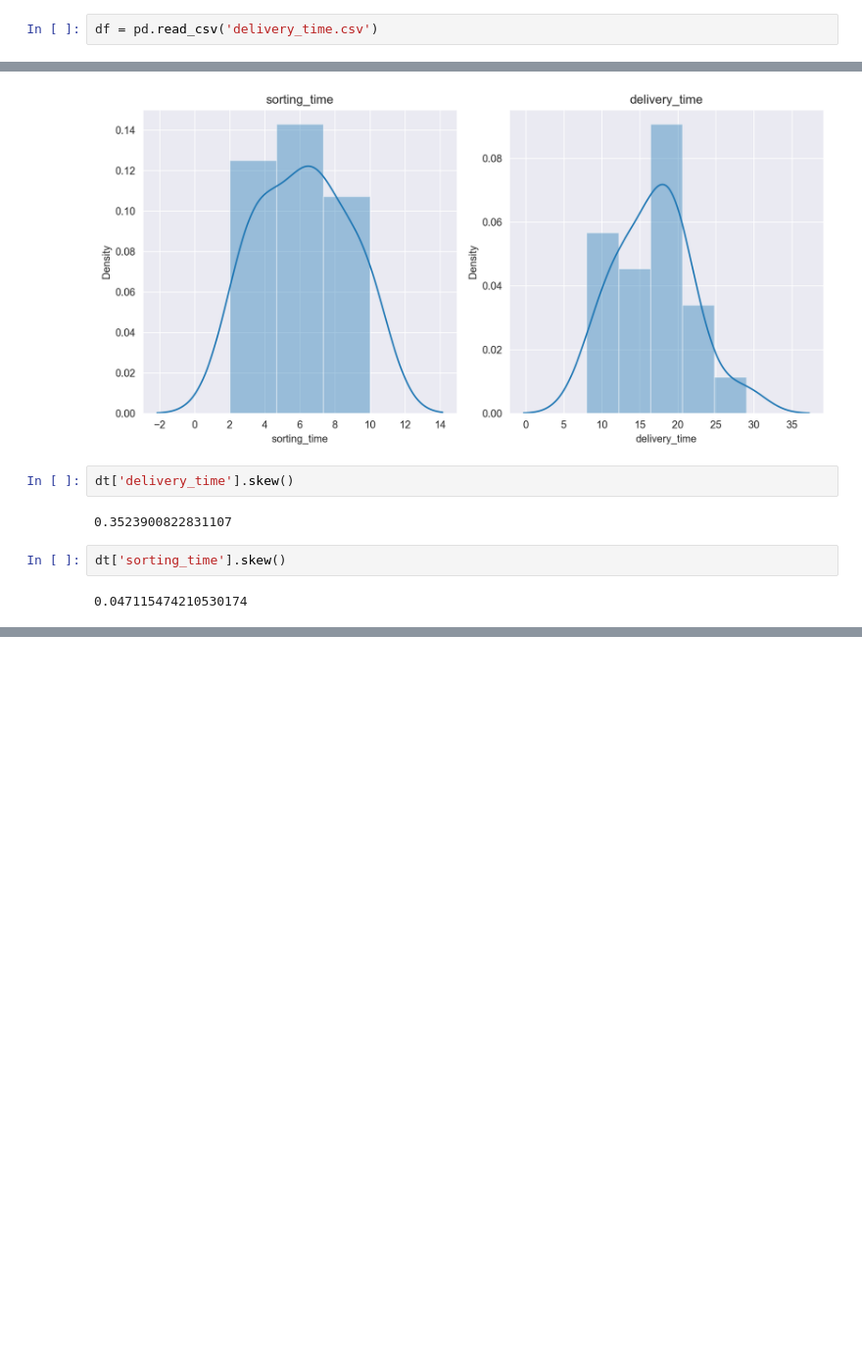
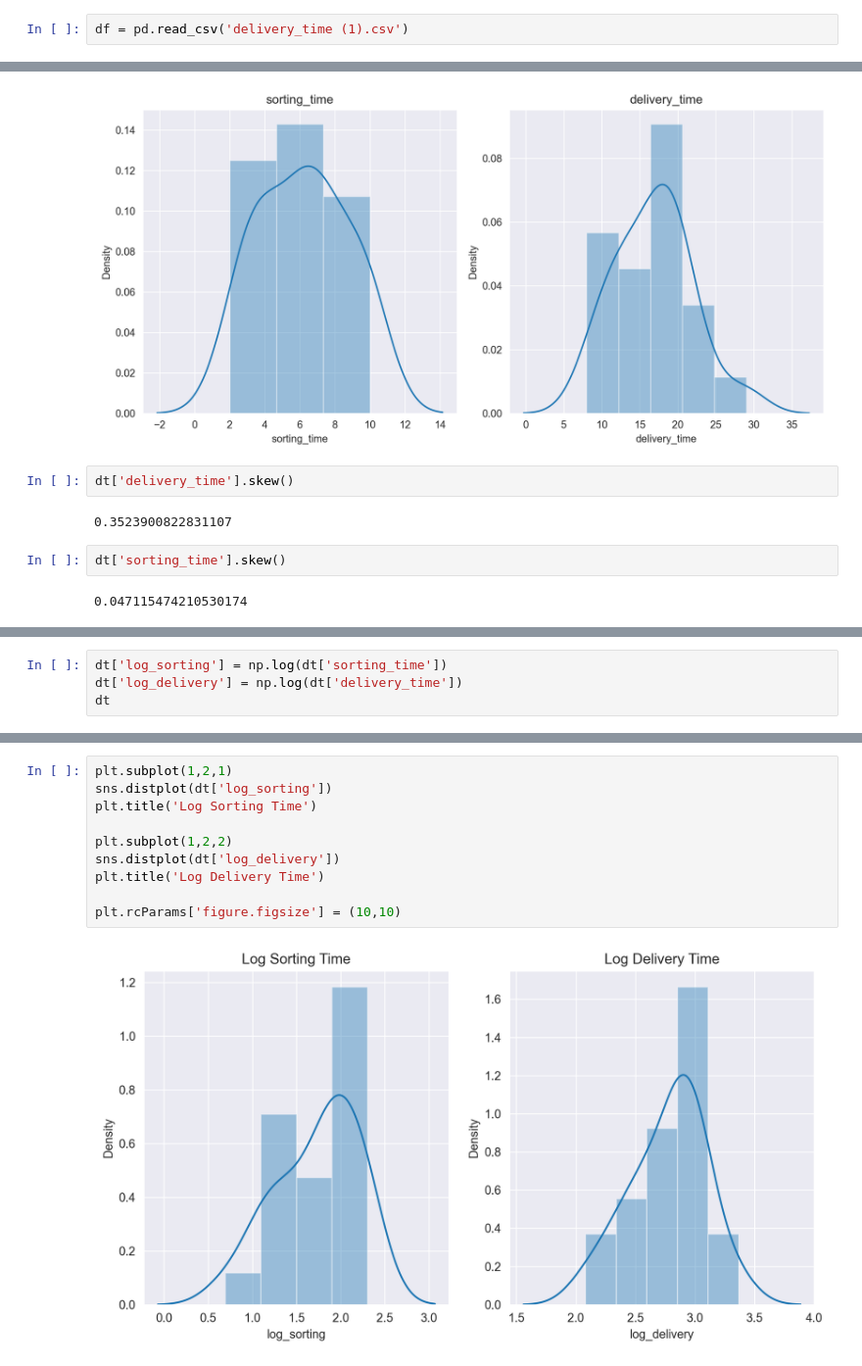
Before and after one commit to akash-1614/DS-Assignments, a Jupyter notebook: Assignment - 4/Assignment - 4 .Simple Linear Regression.ipynb, the cells around one changed output, grey strips where cells are left out. Shown at 98% size. Cells and saved outputs as stored; diff of their text form; blank space fills up the shorter version.

```diff
--- a/Assignment - 4/Assignment - 4 .Simple Linear Regression.ipynb
+++ b/Assignment - 4/Assignment - 4 .Simple Linear Regression.ipynb
@@ -155,7 +221,7 @@ data['Salary'].skew()
 # %% [markdown]
 # 2) Delivery_time -> Predict delivery time using sorting time
 # %%
-df = pd.read_csv('delivery_time.csv')
+df = pd.read_csv('delivery_time (1).csv')
 # %%
 df
 # %% [output]
@@ -289,0 +377,4 @@ dt['sorting_time'].skew()
+# %%
+dt['log_sorting'] = np.log(dt['sorting_time'])
+dt['log_delivery'] = np.log(dt['delivery_time'])
+dt
@@ -289,0 +399,12 @@ dt['sorting_time'].skew()
+# %%
+plt.subplot(1,2,1)
+sns.distplot(dt['log_sorting'])
+plt.title('Log Sorting Time')
+
+plt.subplot(1,2,2)
+sns.distplot(dt['log_delivery'])
+plt.title('Log Delivery Time')
+
+plt.rcParams['figure.figsize'] = (10,10)
+# %% [output]
+[figure, added]
```
Also changed, not shown: parts of 24 cells of this notebook.
